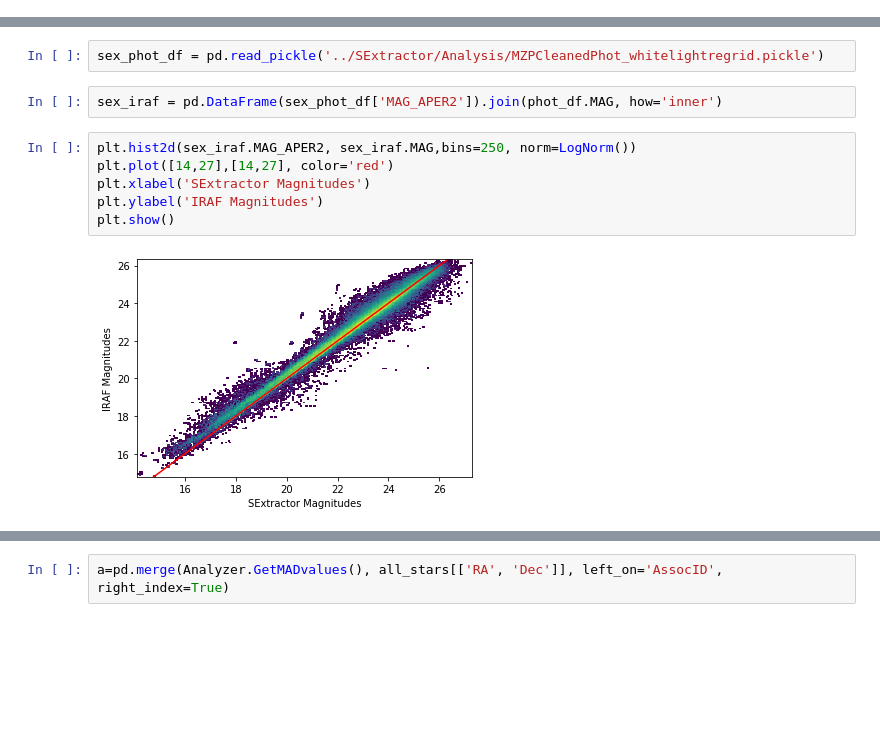
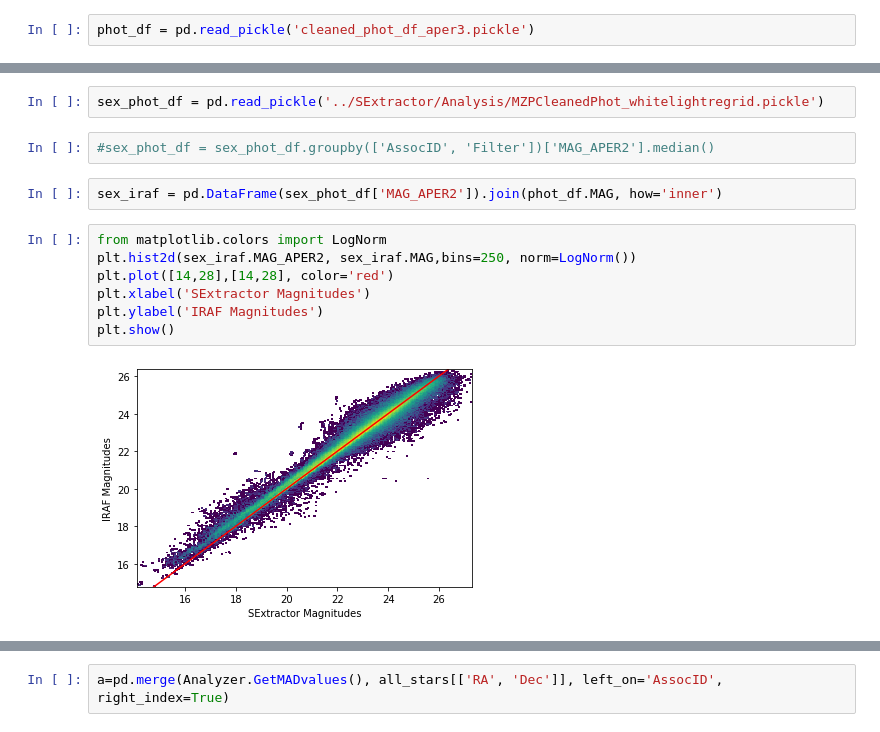
Before and after one commit to LuukOudshoorn25/HubbleVariableStars, a Jupyter notebook: IRAF/IRAF_Analysis.ipynb, the cells around one changed output, grey strips where cells are left out. Saved outputs shown, nothing was run; the diff lists cells and outputs as text; blank space fills up the shorter version.

```diff
--- a/IRAF/IRAF_Analysis.ipynb
+++ b/IRAF/IRAF_Analysis.ipynb
@@ -182,3 +224,5 @@ phot_df.to_pickle('cleaned_phot_df.pickle')
+# %%
+phot_df = pd.read_pickle('cleaned_phot_df_aper3.pickle')
 # %%
 class Analysis():
     def __init__(self, phot_df):
@@ -733,15 +976,18 @@ Analyzer.DrawTrumpets()
 # %%
 sex_phot_df = pd.read_pickle('../SExtractor/Analysis/MZPCleanedPhot_whitelightregrid.pickle')
+# %%
+#sex_phot_df = sex_phot_df.groupby(['AssocID', 'Filter'])['MAG_APER2'].median()
 # %%
 sex_iraf = pd.DataFrame(sex_phot_df['MAG_APER2']).join(phot_df.MAG, how='inner')
 # %%
+from matplotlib.colors import LogNorm
 plt.hist2d(sex_iraf.MAG_APER2, sex_iraf.MAG,bins=250, norm=LogNorm())
-plt.plot([14,27],[14,27], color='red')
+plt.plot([14,28],[14,28], color='red')
 plt.xlabel('SExtractor Magnitudes')
 plt.ylabel('IRAF Magnitudes')
 plt.show()
 # %% [output]
-[figure, old version]
+[figure, new version]
 # %%
 pd.DataFrame(Analyzer.GetMADvalues())
 # %% [output]
```
Also changed, not shown: parts of 67 cells of this notebook, 3 other files.
